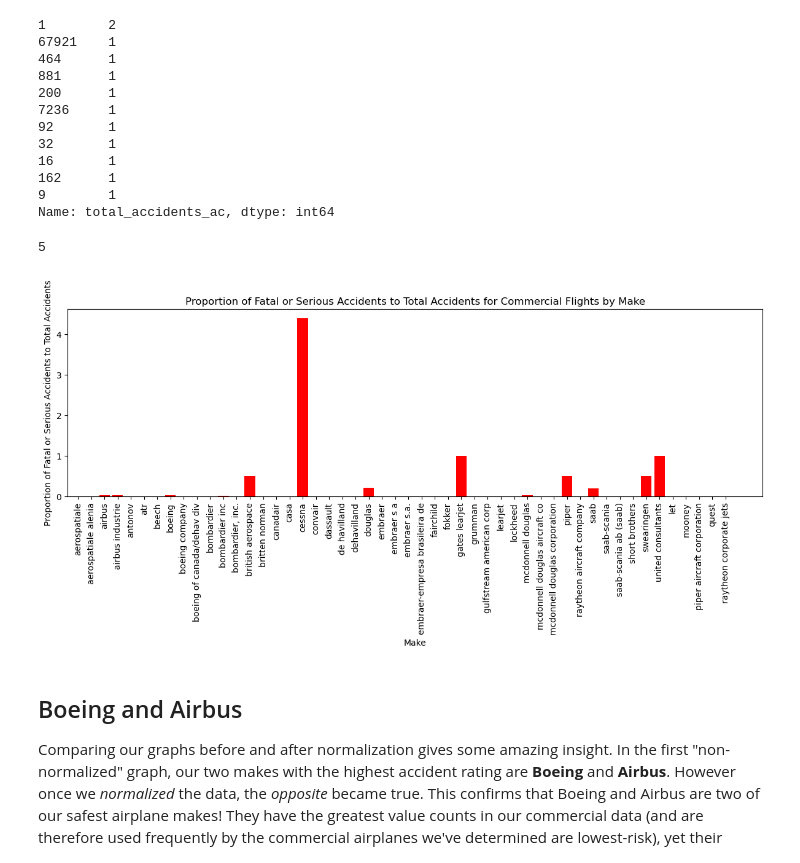
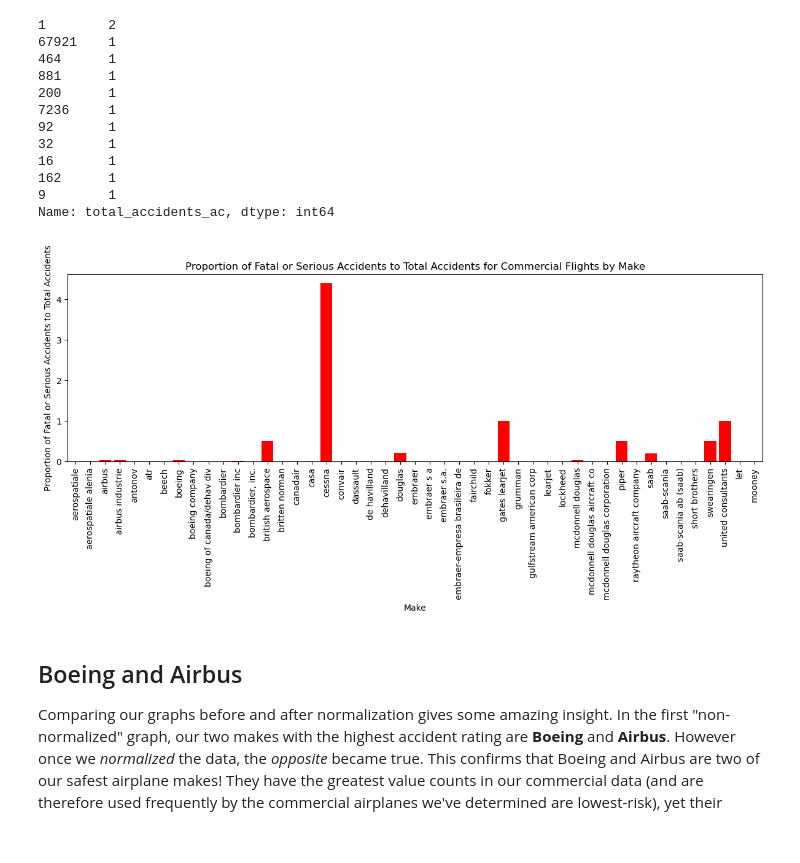
Before and after one commit to emmascotson/aviation-venture-risk-eda, a Jupyter notebook: aviation-venture-risk-eda.ipynb, the cells around one changed output. Saved outputs shown, nothing was run; the diff lists cells and outputs as text; code cells hidden in the pictures.

```diff
--- a/aviation-venture-risk-eda.ipynb
+++ b/aviation-venture-risk-eda.ipynb
@@ -2900,31 +3011,21 @@ merged_df_ac['total_accidents_ac'].value_counts()
 162      1
 9        1
 Name: total_accidents_ac, dtype: int64
-# %%
-merged_data_commercial['total_accidents'].isna().sum()
-# %% [output]
-5
 # %%
 # Calculate the proportion of 'Fatal or Serious' accidents relative to total accidents for each 'make'
-#merged_data_commercial['fatal_to_total_ratio'] = merged_data_commercial['total_fatal_serious'] / merged_data_commercial['total_accidents']
-# Calculate the fatal to total ratio safely, ensuring no division by zero
-merged_data_commercial['fatal_to_total_ratio'] = merged_data_commercial.apply(
-    lambda row: row['total_fatal_serious'] / row['total_accidents'] if row['total_accidents'] > 0 else 0,
-    axis=1
-)
-
+merged_data_commercial['fatal_to_total_ratio'] = merged_data_commercial['total_fatal_serious'] / merged_data_commercial['total_accidents']
 
 # Plot the bar graph of the 'fatal_to_total_ratio' for each 'make'
 plt.figure(figsize=(12, 6))
 plt.bar(merged_data_commercial['make'], merged_data_commercial['fatal_to_total_ratio'], color='red')
 plt.title('Proportion of Fatal or Serious Accidents to Total Accidents for Commercial Flights by Make')
 plt.xlabel('Make')
 plt.ylabel('Proportion of Fatal or Serious Accidents to Total Accidents')
 plt.xticks(rotation=90)
 plt.tight_layout()
 plt.show()
 # %% [output]
-[figure, old version]
+[figure, new version]
 # %% [markdown]
 ## Boeing and Airbus
 
```
Also changed, not shown: parts of 18 cells of this notebook, 5 other files.
